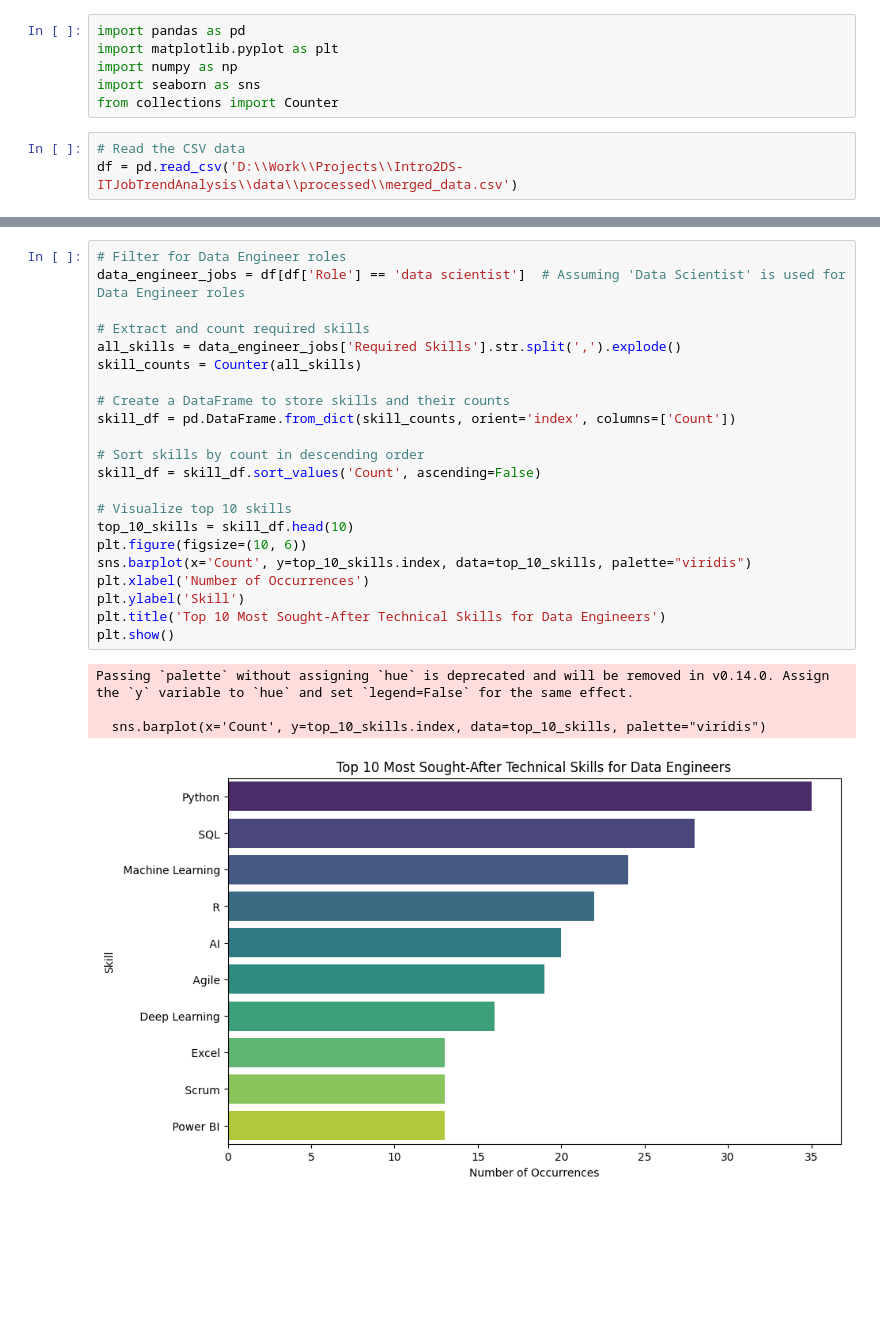
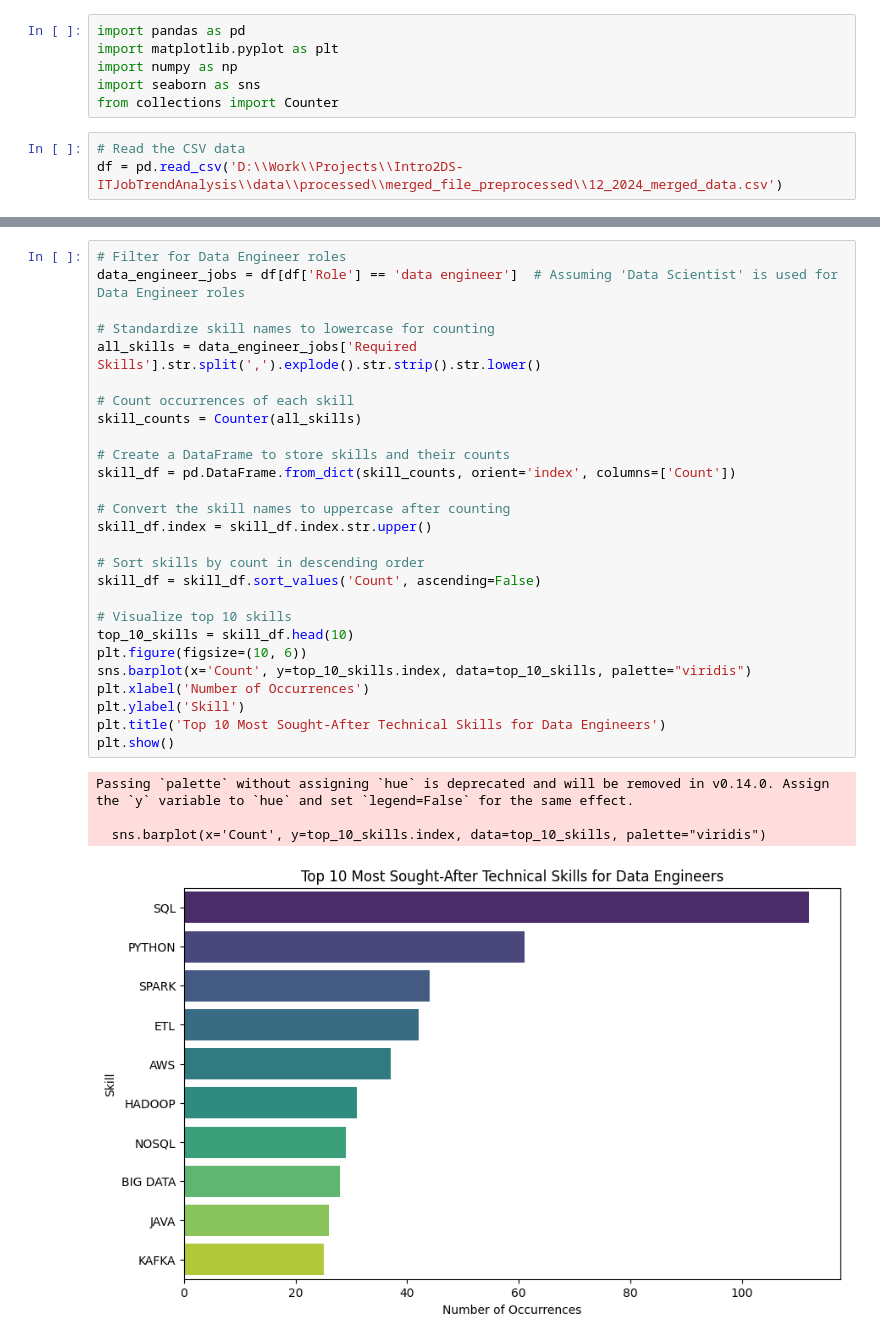
Before and after one commit to nmthong226/Intro2DS-ITJobTrendAnalysis, a Jupyter notebook: src/visualization/plots.ipynb, the cells around one changed output, grey strips where cells are left out. Drawn from its saved outputs; the diff is of its cells as text; blank space fills up the shorter version.

```diff
--- a/src/visualization/plots.ipynb
+++ b/src/visualization/plots.ipynb
@@ -6,7 +6,7 @@ import seaborn as sns
 from collections import Counter
 # %%
 # Read the CSV data
-df = pd.read_csv('D:\\Work\\Projects\\Intro2DS-ITJobTrendAnalysis\\data\\processed\\merged_data.csv')
+df = pd.read_csv('D:\\Work\\Projects\\Intro2DS-ITJobTrendAnalysis\\data\\processed\\merged_file_preprocessed\\12_2024_merged_data.csv')
 # %%
 # Count the frequency of each job title
 job_counts = df['Role'].value_counts().head(10)
@@ -264,27 +264,32 @@ Years of Experience
 # %%
 # Filter for Data Engineer roles
-data_engineer_jobs = df[df['Role'] == 'data scientist']  # Assuming 'Data Scientist' is used for Data Engineer roles
+data_engineer_jobs = df[df['Role'] == 'data engineer']  # Assuming 'Data Scientist' is used for Data Engineer roles
 
-# Extract and count required skills
-all_skills = data_engineer_jobs['Required Skills'].str.split(',').explode()
+# Standardize skill names to lowercase for counting
+all_skills = data_engineer_jobs['Required Skills'].str.split(',').explode().str.strip().str.lower()
+
+# Count occurrences of each skill
 skill_counts = Counter(all_skills)
 
 # Create a DataFrame to store skills and their counts
 skill_df = pd.DataFrame.from_dict(skill_counts, orient='index', columns=['Count'])
+
+# Convert the skill names to uppercase after counting
+skill_df.index = skill_df.index.str.upper()
 
 # Sort skills by count in descending order
 skill_df = skill_df.sort_values('Count', ascending=False)
 
 # Visualize top 10 skills
 top_10_skills = skill_df.head(10)
 plt.figure(figsize=(10, 6))
 sns.barplot(x='Count', y=top_10_skills.index, data=top_10_skills, palette="viridis")
 plt.xlabel('Number of Occurrences')
 plt.ylabel('Skill')
 plt.title('Top 10 Most Sought-After Technical Skills for Data Engineers')
 plt.show()
 # %% [output]
 Passing `palette` without assigning `hue` is deprecated and will be removed in v0.14.0. Assign the `y` variable to `hue` and set `legend=False` for the same effect.
 
   sns.barplot(x='Count', y=top_10_skills.index, data=top_10_skills, palette="viridis")
-[figure, old version]
+[figure, new version]
```
Also changed, not shown: parts of 4 cells of this notebook, 13 other files.
